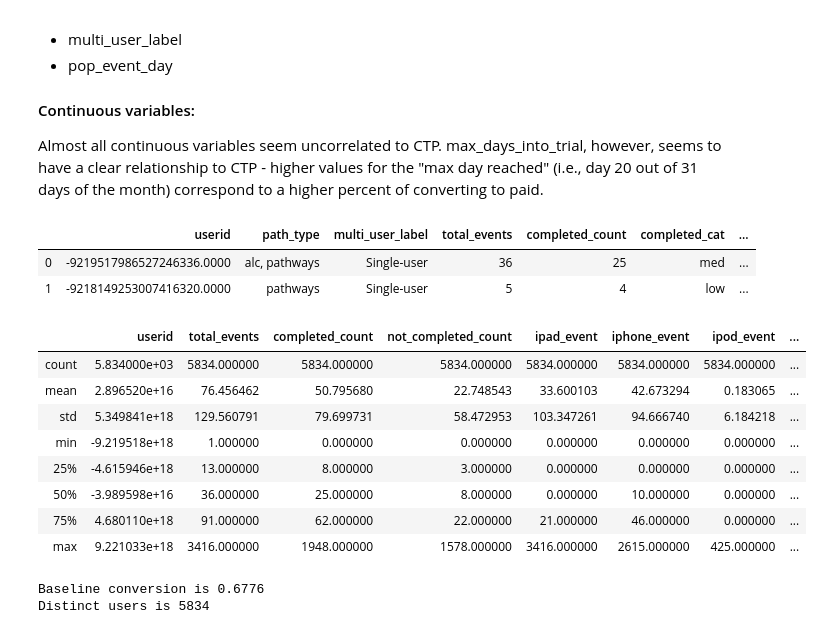
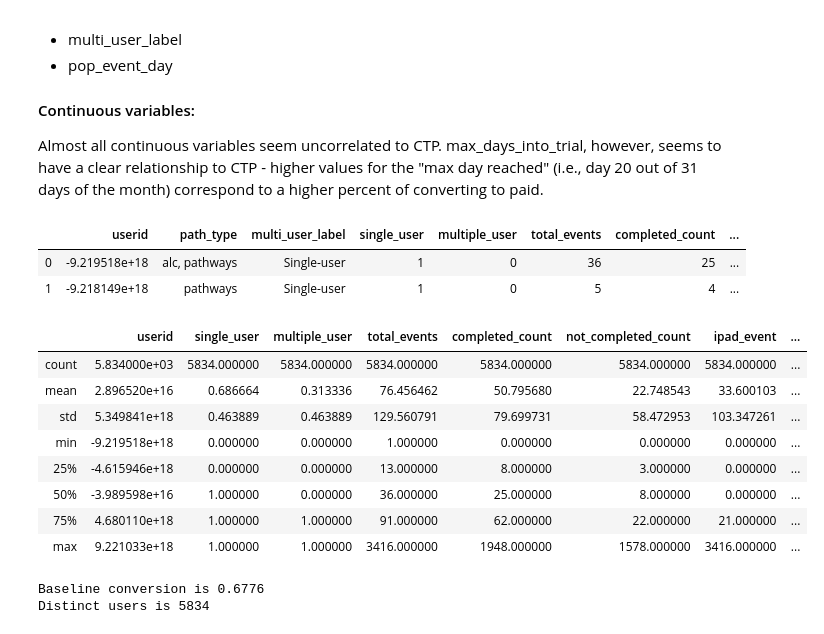
Before and after one commit to christinejiang11/personal_projects, a Jupyter notebook: Homer_Recommendation/Homer_CTP_Classification.ipynb, the cells around one changed output. Cells and saved outputs as stored; diff of their text form; code cells hidden in the pictures.

```diff
--- a/Homer_Recommendation/Homer_CTP_Classification.ipynb
+++ b/Homer_Recommendation/Homer_CTP_Classification.ipynb
@@ -28,7 +29,7 @@ dir(pd.options.display)
 pd.options.display.max_columns = 50
 # %%
 #import dataset
-homer = pd.read_csv('homer_clean.csv')
+client_data = pd.read_csv('client_clean.csv')
 # %% [markdown]
 ### 1. Data Exploration
 - Investigate characteristics of the dataset, including distribution of features, size of the data, and baseline conversion rate (free trial to CTP)
@@ -57,22 +58,22 @@ Categories that appear uncorrelated to CTP:
 #### Continuous variables:
 Almost all continuous variables seem uncorrelated to CTP. max_days_into_trial, however, seems to have a clear relationship to CTP - higher values for the "max day reached" (i.e., day 20 out of 31 days of the month) correspond to a higher percent of converting to paid.
 # %%
-homer.head(2)
+client_data.head(2)
 # %% [output]
-|  | userid | path_type | multi_user_label | total_events | completed_count | completed_cat | ... |
-| 0 | -9219517986527246336.0000 | alc, pathways | Single-user | 36 | 25 | med | ... |
-| 1 | -9218149253007416320.0000 | pathways | Single-user | 5 | 4 | low | ... |
+|  | userid | path_type | multi_user_label | single_user | multiple_user | total_events | completed_count | ... |
+| 0 | -9.219518e+18 | alc, pathways | Single-user | 1 | 0 | 36 | 25 | ... |
+| 1 | -9.218149e+18 | pathways | Single-user | 1 | 0 | 5 | 4 | ... |
 # %%
-homer.describe()
+client_data.describe()
 # %% [output]
-|  | userid | total_events | completed_count | not_completed_count | ipad_event | iphone_event | ipod_event | ... |
+|  | userid | single_user | multiple_user | total_events | completed_count | not_completed_count | ipad_event | ... |
 | count | 5.834000e+03 | 5834.000000 | 5834.000000 | 5834.000000 | 5834.000000 | 5834.000000 | 5834.000000 | ... |
-| mean | 2.896520e+16 | 76.456462 | 50.795680 | 22.748543 | 33.600103 | 42.673294 | 0.183065 | ... |
-| std | 5.349841e+18 | 129.560791 | 79.699731 | 58.472953 | 103.347261 | 94.666740 | 6.184218 | ... |
-| min | -9.219518e+18 | 1.000000 | 0.000000 | 0.000000 | 0.000000 | 0.000000 | 0.000000 | ... |
-| 25% | -4.615946e+18 | 13.000000 | 8.000000 | 3.000000 | 0.000000 | 0.000000 | 0.000000 | ... |
-| 50% | -3.989598e+16 | 36.000000 | 25.000000 | 8.000000 | 0.000000 | 10.000000 | 0.000000 | ... |
-| 75% | 4.680110e+18 | 91.000000 | 62.000000 | 22.000000 | 21.000000 | 46.000000 | 0.000000 | ... |
-| max | 9.221033e+18 | 3416.000000 | 1948.000000 | 1578.000000 | 3416.000000 | 2615.000000 | 425.000000 | ... |
+| mean | 2.896520e+16 | 0.686664 | 0.313336 | 76.456462 | 50.795680 | 22.748543 | 33.600103 | ... |
+| std | 5.349841e+18 | 0.463889 | 0.463889 | 129.560791 | 79.699731 | 58.472953 | 103.347261 | ... |
+| min | -9.219518e+18 | 0.000000 | 0.000000 | 1.000000 | 0.000000 | 0.000000 | 0.000000 | ... |
+| 25% | -4.615946e+18 | 0.000000 | 0.000000 | 13.000000 | 8.000000 | 3.000000 | 0.000000 | ... |
+| 50% | -3.989598e+16 | 1.000000 | 0.000000 | 36.000000 | 25.000000 | 8.000000 | 0.000000 | ... |
+| 75% | 4.680110e+18 | 1.000000 | 1.000000 | 91.000000 | 62.000000 | 22.000000 | 21.000000 | ... |
+| max | 9.221033e+18 | 1.000000 | 1.000000 | 3416.000000 | 1948.000000 | 1578.000000 | 3416.000000 | ... |
 # %%
 #Calculate benchmark CTP rate
```
Also changed, not shown: parts of 16 cells of this notebook, 1 other file.
